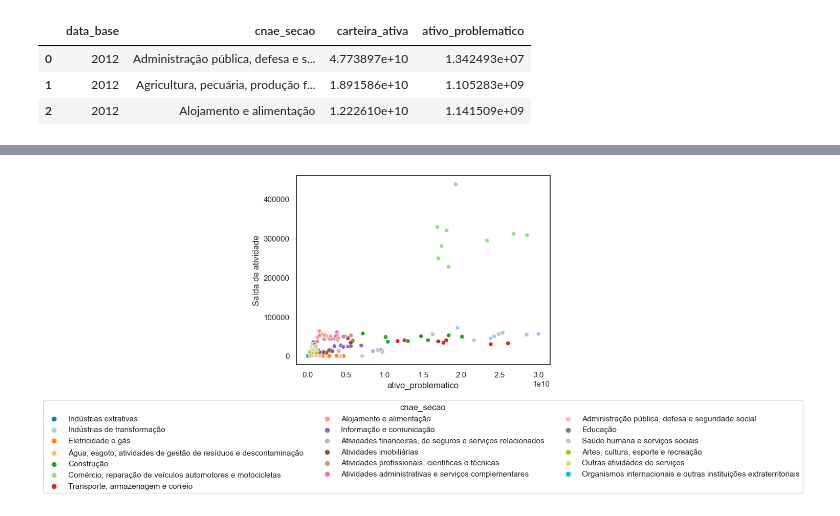
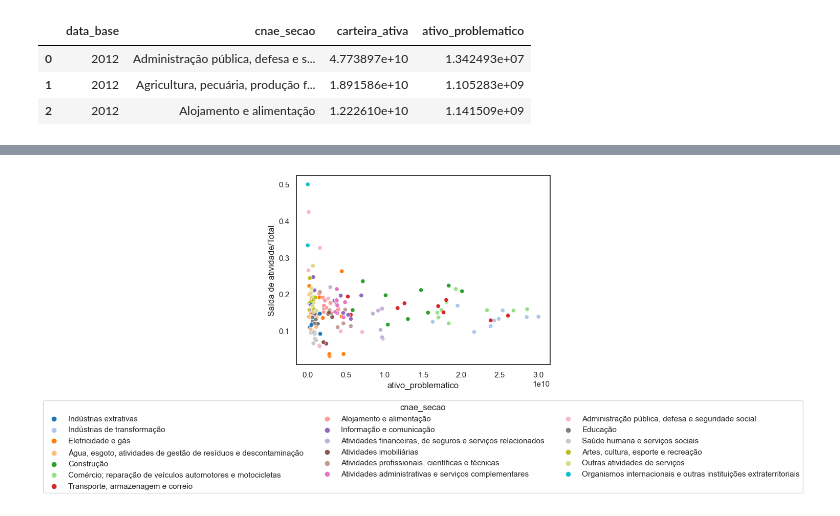
Before and after one commit to heliomacedofilho/projetos-do-bootcamp-analise-de-dados-enap-2023, a Jupyter notebook: monitor_do_endividamento_dos_brasileiros/df_corr_ibge_scr_pj.ipynb, the cells around one changed output, grey strips where cells are left out. Saved outputs shown, nothing was run; the diff lists cells and outputs as text; code cells hidden in the pictures.

Commit message:
Atualiza df_corr_ibge_scr_pj.ipynb

```diff
--- a/monitor_do_endividamento_dos_brasileiros/df_corr_ibge_scr_pj.ipynb
+++ b/monitor_do_endividamento_dos_brasileiros/df_corr_ibge_scr_pj.ipynb
@@ -136,3 +123,5 @@ df_corr_ibge_scr_pj[df_corr_ibge_scr_pj['cnae_secao'] == "Indústrias extrativas
+# %%
+df_corr_ibge_scr_pj['Saída de atividade/Total'] = df_corr_ibge_scr_pj['Saída de atividade'] / df_corr_ibge_scr_pj['Total de empresas ativas']
 # %%
 df_corr_ibge_scr_pj_num = df_corr_ibge_scr_pj.drop(columns = {'Ano',
                                                               'cnae_secao',
@@ -158,14 +156,14 @@ df_scatter_plot = df_corr_ibge_scr_pj.drop(columns = ['Ano'], axis=1)
 # %%
 import warnings
 warnings.filterwarnings('ignore')
 
 palette = sns.color_palette("tab20", 19) #possíveis palettes
 
-sns.scatterplot(data = df_scatter_plot, x="ativo_problematico", y="Saída de atividade", hue = "cnae_secao", palette=palette)
+sns.scatterplot(data = df_scatter_plot, x="ativo_problematico", y="Saída de atividade/Total", hue = "cnae_secao", palette=palette)
 plt.legend(title='cnae_secao', loc='lower center', bbox_to_anchor=(0.5, -0.7), ncol=3)
 plt.tight_layout()
 plt.show()
 # %% [output]
-[figure, old version]
+[figure, new version]
 # %%
 df_scatter_plot.to_csv("df_corr_ibge_scr_pj.csv", index=False)
```
Also changed, not shown: parts of 3 cells of this notebook.
